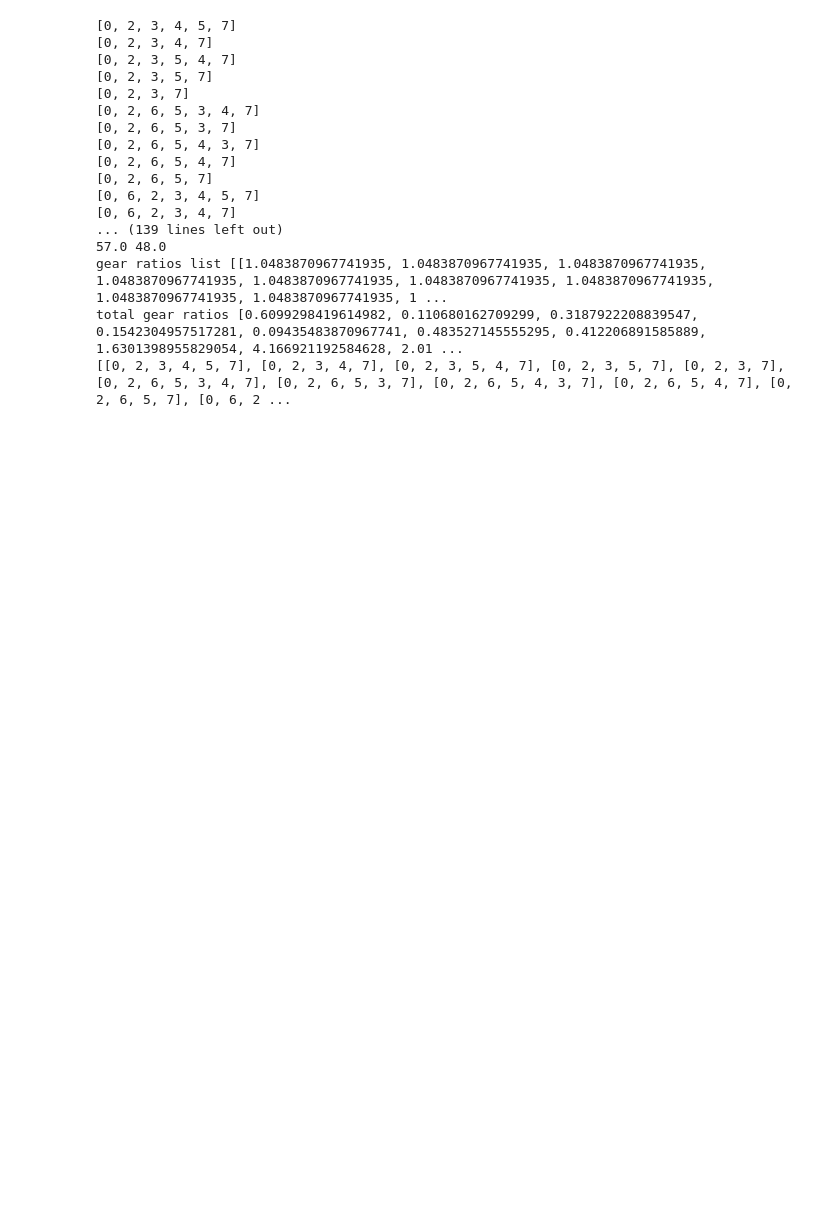
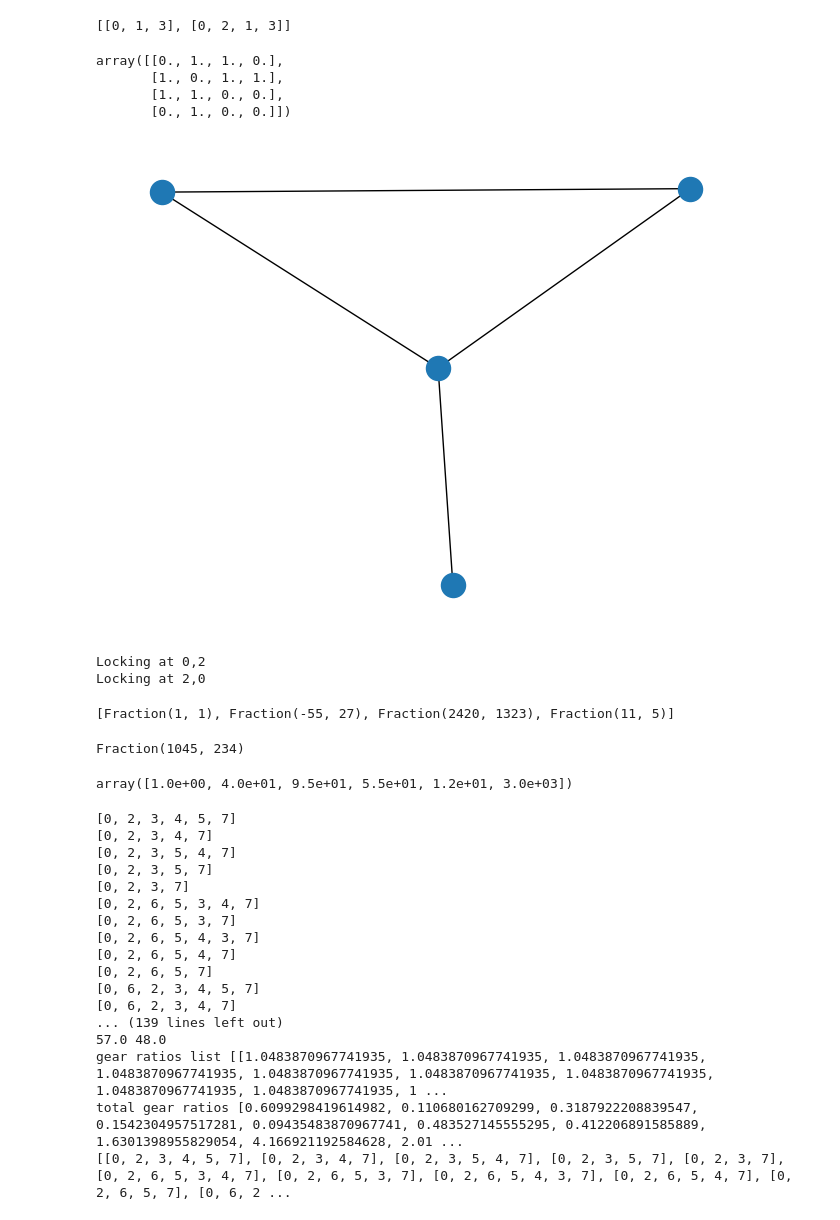
Before and after one commit to eric-fz/GEARS, a Jupyter notebook: GearBox Generation.ipynb, the cells around one changed output. Drawn from its saved outputs; the diff is of its cells as text; code cells hidden in the pictures; blank space fills up the shorter version.

```diff
--- a/GearBox Generation.ipynb
+++ b/GearBox Generation.ipynb
@@ -17,3 +19,5 @@ modules = [0.1, 0.2, 0.3, 0.4, 0.5, 0.6, 0.8, 1, 1.25, 1.5, 2, 2.5, 3, 4, 5, 6,
 teeth = [12, 13, 14, 15, 16, 17, 18, 19, 20, 21, 22, 23, 24, 25, 26, 27, 28, 29, 30, 31, 32, 33, 34, 35, 36, 37, 38, 39, 40,
          41, 42, 43, 44, 45, 46, 47, 48, 49, 50, 51, 52, 53, 54, 55, 56, 57, 58, 59, 60, 61, 62, 63, 64, 65, 66, 67, 68, 69,
          70, 72, 75, 76, 80, 85, 90, 95, 100, 110, 114, 120, 127]
+
+possible_rations = {}
@@ -71,7 +94,7 @@ def get_paths(A, u, n, visited, path, npaths):
     # If current vertex is same as destination, then print
     # current path[]
     if u == n - 1:
-        print(path)
+#         print(path)
         npaths.append(list(path))
     else:
         # If current vertex is not destination
@@ -82,6 +105,23 @@ def get_paths(A, u, n, visited, path, npaths):
     # Remove current vertex from path[] and mark it as unvisited
     path.pop()
     visited[u]= False
+
+def all_paths(A):
+    n = A.shape[0]
+    visited = [False]*(n)
+    path = []
+    npaths = []
+    grs = []
+    grlist = []
+    get_paths(A, 0, n, visited, path, npaths)
+
+    return npaths
+
+def non_redundant_shafts(A):
+    paths = all_paths(A)
+    non_redundant_shafts = np.unique(np.concatenate(paths))
+
+    return non_redundant_shafts
 # %%
 def check_locking(A,n):
     visited = [False]*(n)
@@ -171,6 +273,42 @@ def generate_random_gear_box(n=None, Max_N = 10, Min_N = 3, C_prob = 0.1):
 
 
     return A
+# %%
+while True:
+    A = generate_random_gear_box(n=100, Max_N = 10, Min_N = 3, C_prob = 0.5)
+    if len(all_paths(A))>1:
+        break
+# %%
+all_paths(A)
+# %% [output]
+[[0, 1, 3], [0, 2, 1, 3]]
+# %%
+A[:,:,0]
+# %% [output]
+array([[0., 1., 1., 0.],
+       [1., 0., 1., 1.],
+       [1., 1., 0., 0.],
+       [0., 1., 0., 0.]])
+# %%
+G = nx.from_numpy_matrix(A[:,:,0])
+# %%
+nx.draw(G)
+# %% [output]
+[figure, added]
+# %%
+calculate_omega(A)
+# %% [output]
+Locking at 0,2
+Locking at 2,0
+[Fraction(1, 1), Fraction(-55, 27), Fraction(2420, 1323), Fraction(11, 5)]
+# %%
+fractions.Fraction(38,39) * fractions.Fraction(55,12)
+# %% [output]
+Fraction(1045, 234)
+# %%
+A[1,7]
+# %% [output]
+array([1.0e+00, 4.0e+01, 9.5e+01, 5.5e+01, 1.2e+01, 3.0e+03])
 # %%
 
 
```
Also changed, not shown: parts of 4 cells of this notebook.
